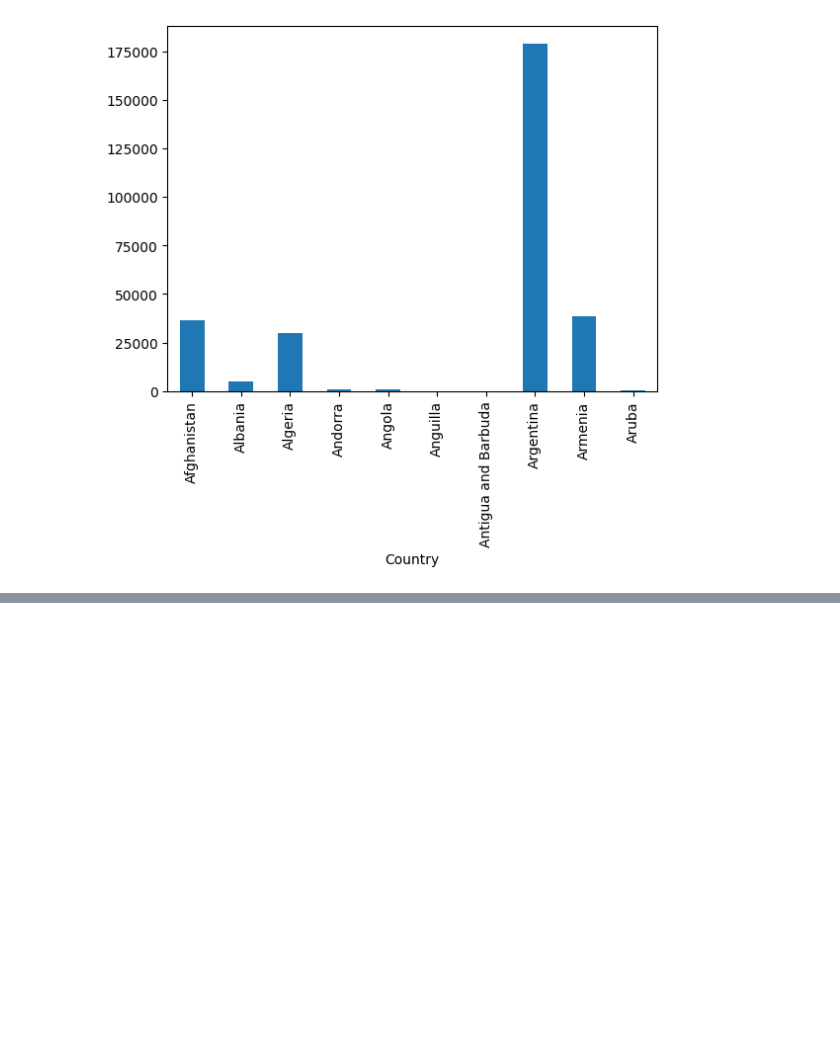
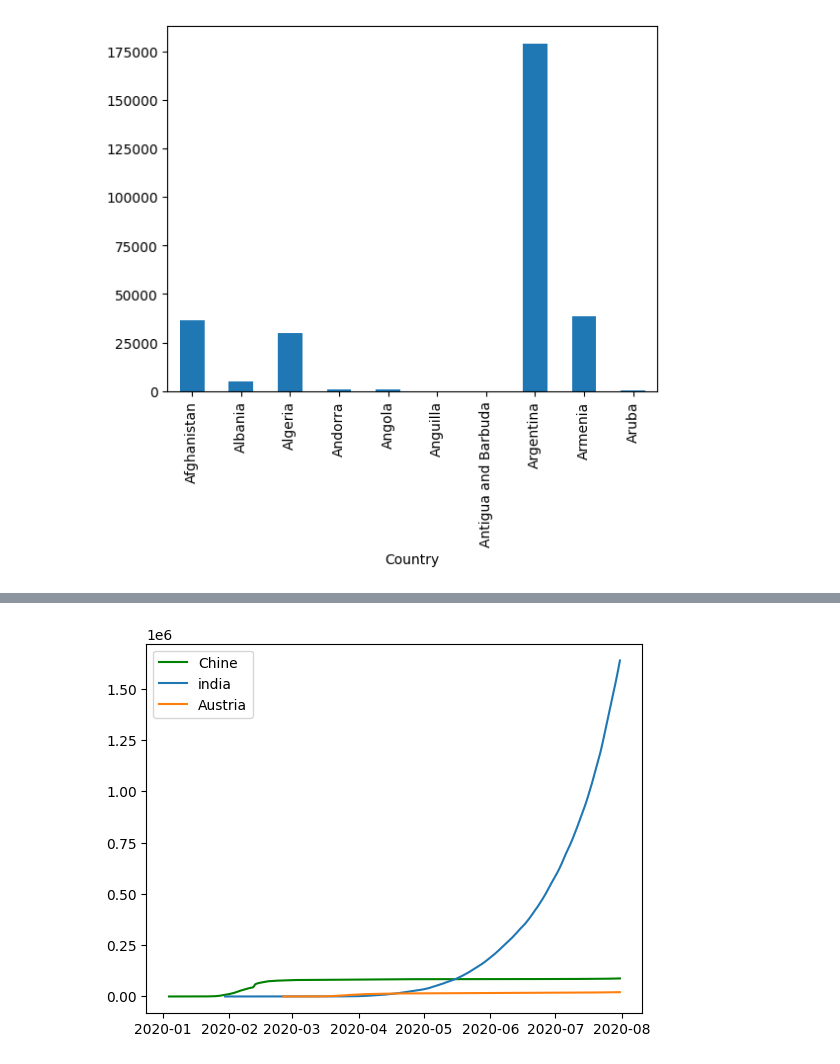
Before and after one commit to soni-vaishnavi/My_Daily_Work, a Jupyter notebook: ML/visualization/matplt.ipynb, the cells around one changed output, grey strips where cells are left out. Cells and saved outputs as stored; diff of their text form; code cells hidden in the pictures; blank space fills up the shorter version.

```diff
--- a/ML/visualization/matplt.ipynb
+++ b/ML/visualization/matplt.ipynb
@@ -48,0 +73,14 @@ lt.show
+# %%
+china = who[who["Country"]=='China']
+india = who[who["Country"]=='India']
+austria = who[who["Country"]=='Austria']
+# %%
+lt.plot(china['Date_reported'], china['Cumulative_cases'], color = 'green', label = 'Chine')
+lt.plot(india['Date_reported'], india['Cumulative_cases'], label = 'india')
+lt.plot(austria['Date_reported'], austria['Cumulative_cases'], label = 'Austria')
+lt.legend()
+lt.show()
+# this is the problem
+# this is the problem
+# %% [output]
+[figure, added]
```
Also changed, not shown: parts of 20 cells of this notebook.
